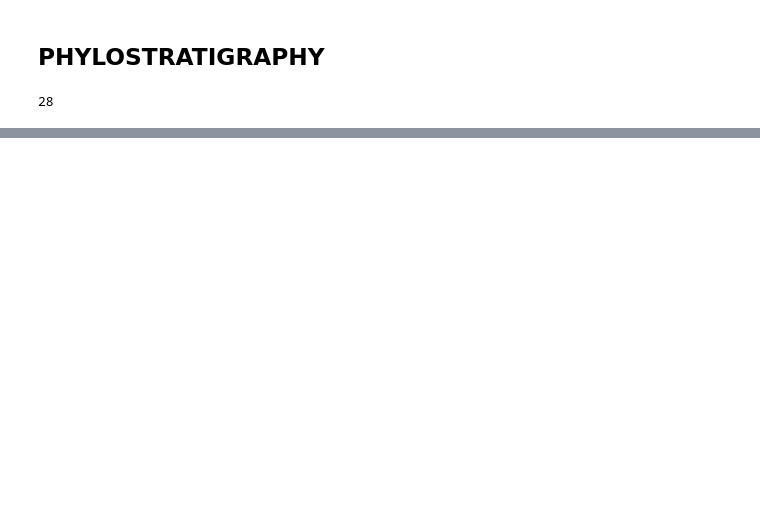
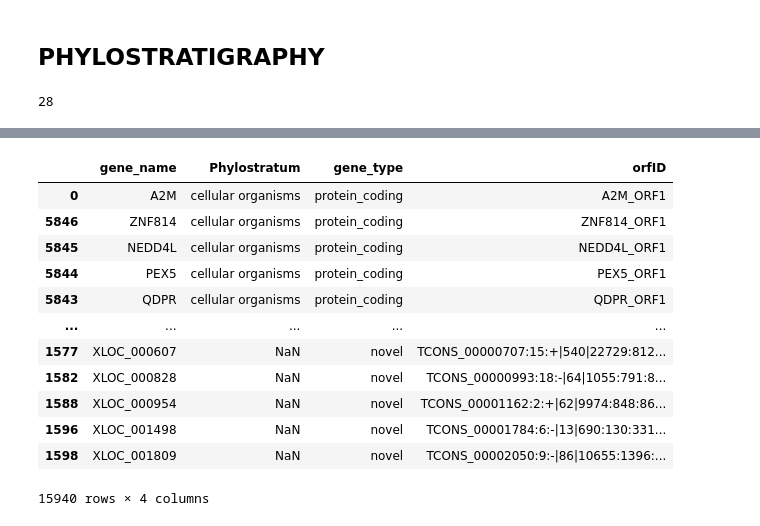
Before and after one commit to MartaEspinosa/TestisRestricted_MP, a Jupyter notebook: philostratigraphy.ipynb, the cells around one changed output, grey strips where cells are left out. Saved outputs shown, nothing was run; the diff lists cells and outputs as text; code cells hidden in the pictures; blank space fills up the shorter version.

Commit message:
phylo

```diff
--- a/philostratigraphy.ipynb
+++ b/philostratigraphy.ipynb
@@ -88,0 +166,40 @@ summary.to_csv(os.path.join(phyloDir, "summary_DENSE_PCGs.csv"), index=None)
+# %%
+ncORFs_genes_ages = pd.read_csv(os.path.join(phyloDir, "GenEra/output/9606_gene_ages.tsv"), sep="\t", header=None)
+ncORFs_genes_ages['transcript_id'] = ncORFs_genes_ages[0].str.split(":", expand=True)[0]
+ncORFs_genes_ages['transcript_id'] = ncORFs_genes_ages['transcript_id'].str.split(".", expand=True)[0]
+ncORFs_genes_ages = ncORFs_genes_ages.merge(transcript_gene, on="transcript_id")
+ncORFs_genes_ages = ncORFs_genes_ages[['gene_name','gene_type',1,0]]
+ncORFs_genes_ages.columns=['gene_name','gene_type','Phylostratum','orfID']
+ncORFs_genes_ages
+
+
+
+PCGs_gene_ages = pd.read_csv(os.path.join(phyloDir, "DENSE_PCGs.csv"))
+PCGs_gene_ages.columns=['gene_name','Phylostratum']
+PCGs_gene_ages['gene_type'] = "protein_coding"
+PCGs_gene_ages['orfID'] = PCGs_gene_ages['gene_name'] + "_ORF1"
+
+
+all_genes = pd.concat([PCGs_gene_ages, ncORFs_genes_ages])
+
+all_genes.Phylostratum = all_genes.Phylostratum.astype("category")
+all_genes.Phylostratum = all_genes.Phylostratum.cat.set_categories(lineage)
+all_genes.sort_values(["Phylostratum"], inplace=True)  ## 'sort' changed to 'sort_values'
+all_genes.drop_duplicates(inplace=True)
+all_genes.to_csv(os.path.join(phyloDir,"all_genes_phyostratum.csv"), index=None)
+# %%
+all_genes
+# %% [output]
+|  | gene_name | Phylostratum | gene_type | orfID |
+| 0 | A2M | cellular organisms | protein_coding | A2M_ORF1 |
+| 5846 | ZNF814 | cellular organisms | protein_coding | ZNF814_ORF1 |
+| 5845 | NEDD4L | cellular organisms | protein_coding | NEDD4L_ORF1 |
+| 5844 | PEX5 | cellular organisms | protein_coding | PEX5_ORF1 |
+| 5843 | QDPR | cellular organisms | protein_coding | QDPR_ORF1 |
+| ... | ... | ... | ... | ... |
+| 1577 | XLOC_000607 | NaN | novel | TCONS_00000707:15:+|540|22729:812... |
+| 1582 | XLOC_000828 | NaN | novel | TCONS_00000993:18:-|64|1055:791:8... |
+| 1588 | XLOC_000954 | NaN | novel | TCONS_00001162:2:+|62|9974:848:86... |
+| 1596 | XLOC_001498 | NaN | novel | TCONS_00001784:6:-|13|690:130:331... |
+| 1598 | XLOC_001809 | NaN | novel | TCONS_00002050:9:-|86|10655:1396:... |
+15940 rows × 4 columns
```
Also changed, not shown: parts of 6 cells of this notebook, 7 other files.
